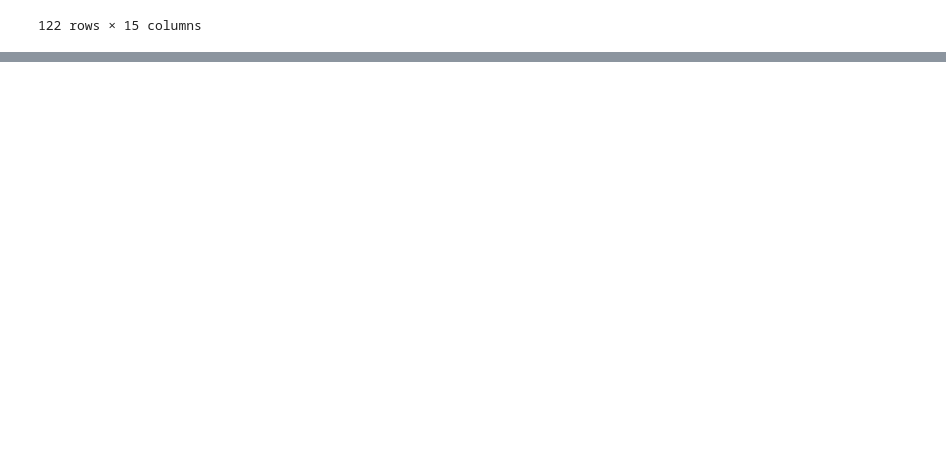
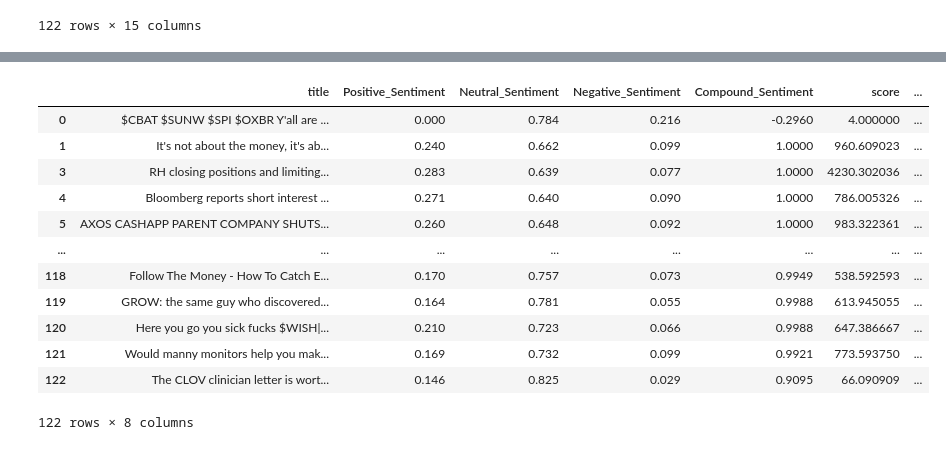
Before and after one commit to JKelly423/SqueezeNet, a Jupyter notebook: src/driver.ipynb, the cells around one changed output, grey strips where cells are left out. Saved outputs shown, nothing was run; the diff lists cells and outputs as text; code cells hidden in the pictures; blank space fills up the shorter version.

```diff
--- a/src/driver.ipynb
+++ b/src/driver.ipynb
@@ -172,0 +186,31 @@ display(dataPlug.mergedDF)
+# %%
+prices = dataPlug.mergedDF['High'].tolist()
+y = []
+for i in prices:
+        y.append(float(i))
+volume_y = dataPlug.mergedDF['Volume'].tolist()
+
+
+dataPlug.mergedDF = dataPlug.mergedDF.drop('Open', axis=1)
+dataPlug.mergedDF = dataPlug.mergedDF.drop('High', axis=1)
+dataPlug.mergedDF = dataPlug.mergedDF.drop('Low', axis=1)
+dataPlug.mergedDF = dataPlug.mergedDF.drop('Close', axis=1)
+dataPlug.mergedDF = dataPlug.mergedDF.drop('Adj Close', axis=1)
+dataPlug.mergedDF = dataPlug.mergedDF.drop('Volume', axis=1)
+# %%
+dataPlug.mergedDF = dataPlug.mergedDF.drop('timestamp', axis=1)
+display(dataPlug.mergedDF)
+# %% [output]
+|  | title | Positive_Sentiment | Neutral_Sentiment | Negative_Sentiment | Compound_Sentiment | score | ... |
+| 0 | $CBAT $SUNW $SPI $OXBR Y'all are ... | 0.000 | 0.784 | 0.216 | -0.2960 | 4.000000 | ... |
+| 1 | It's not about the money, it's ab... | 0.240 | 0.662 | 0.099 | 1.0000 | 960.609023 | ... |
+| 3 | RH closing positions and limiting... | 0.283 | 0.639 | 0.077 | 1.0000 | 4230.302036 | ... |
+| 4 | Bloomberg reports short interest ... | 0.271 | 0.640 | 0.090 | 1.0000 | 786.005326 | ... |
+| 5 | AXOS CASHAPP PARENT COMPANY SHUTS... | 0.260 | 0.648 | 0.092 | 1.0000 | 983.322361 | ... |
+| ... | ... | ... | ... | ... | ... | ... | ... |
+| 118 | Follow The Money - How To Catch E... | 0.170 | 0.757 | 0.073 | 0.9949 | 538.592593 | ... |
+| 119 | GROW: the same guy who discovered... | 0.164 | 0.781 | 0.055 | 0.9988 | 613.945055 | ... |
+| 120 | Here you go you sick fucks $WISH|... | 0.210 | 0.723 | 0.066 | 0.9988 | 647.386667 | ... |
+| 121 | Would manny monitors help you mak... | 0.169 | 0.732 | 0.099 | 0.9921 | 773.593750 | ... |
+| 122 | The CLOV clinician letter is wort... | 0.146 | 0.825 | 0.029 | 0.9095 | 66.090909 | ... |
+122 rows × 8 columns
```
Also changed, not shown: parts of 10 cells of this notebook, 1 other file.
